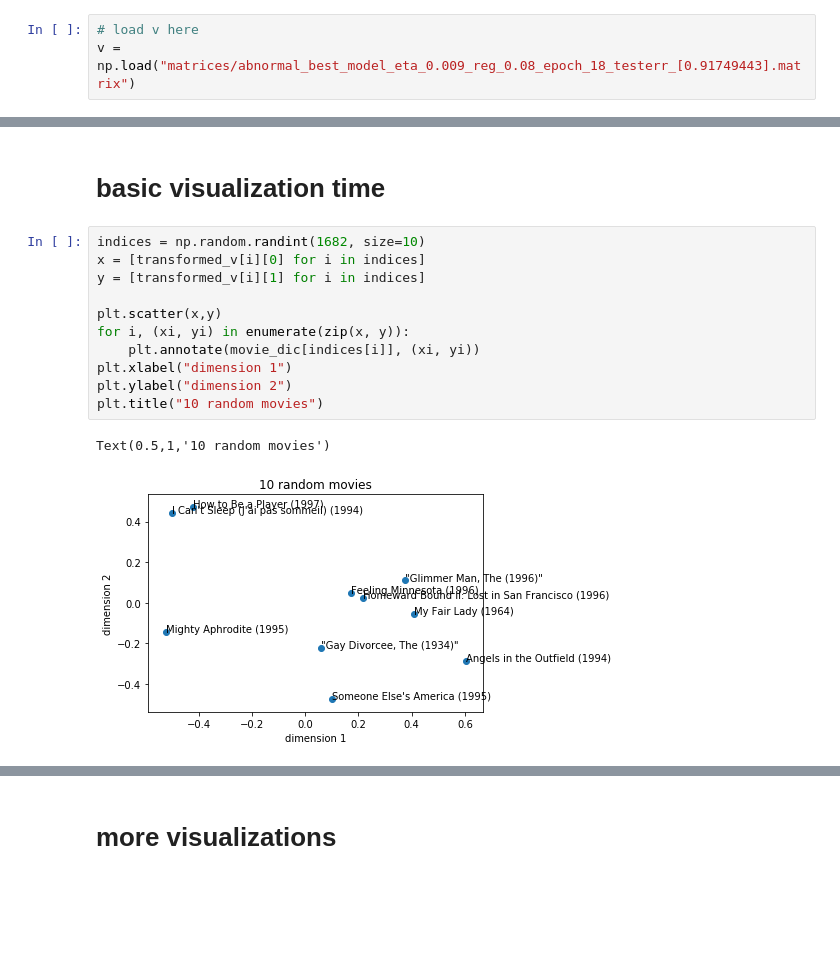
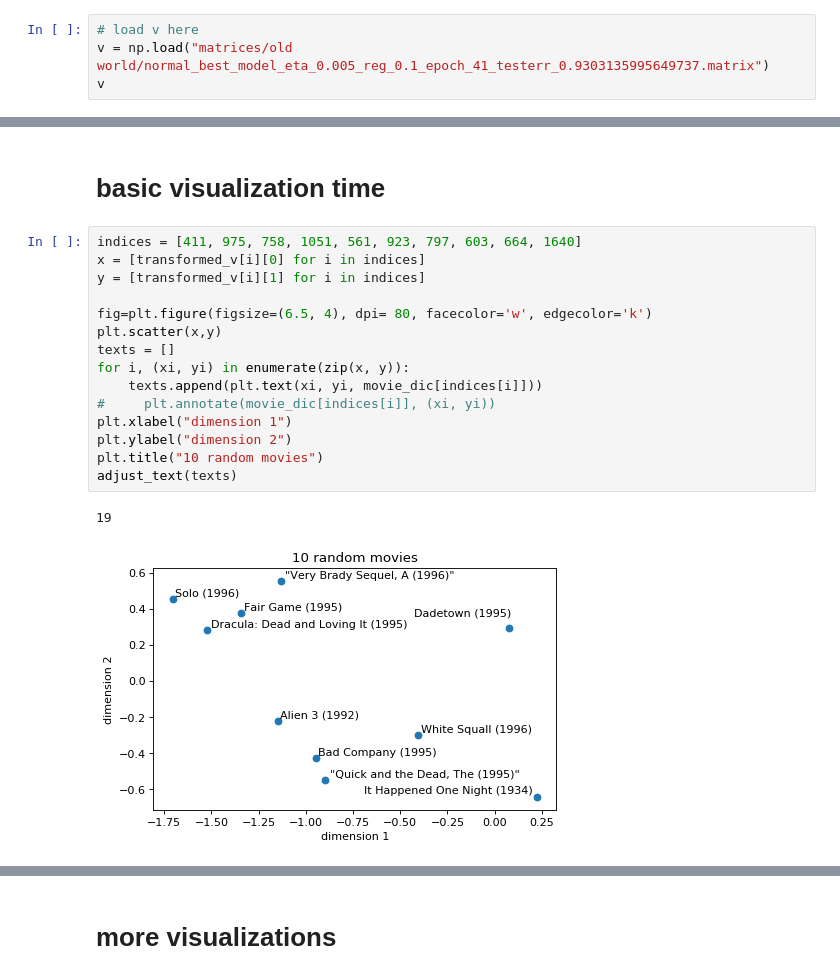
Before and after one commit to alycialee/CS155Project2, a Jupyter notebook: run_visualizations.ipynb, the cells around one changed output, grey strips where cells are left out. Drawn from its saved outputs; the diff is of its cells as text; blank space fills up the shorter version.

Commit message:
fixed visualizations

```diff
--- a/run_visualizations.ipynb
+++ b/run_visualizations.ipynb
@@ -16,4 +17,5 @@ with open('get_ratings.pkl', 'rb') as f:
     lst = pickle.load(f)
 # %%
 # load v here
-v = np.load("matrices/abnormal_best_model_eta_0.009_reg_0.08_epoch_18_testerr_[0.91749443].matrix")
+v = np.load("matrices/old world/normal_best_model_eta_0.005_reg_0.1_epoch_41_testerr_0.9303135995649737.matrix")
+v
@@ -24,19 +40,23 @@ transformed_v = np.matmul(transformer, v).T
 # %% [markdown]
 # basic visualization time
 # %%
-indices = np.random.randint(1682, size=10)
+indices = [411, 975, 758, 1051, 561, 923, 797, 603, 664, 1640]
 x = [transformed_v[i][0] for i in indices]
 y = [transformed_v[i][1] for i in indices]
 
+fig=plt.figure(figsize=(6.5, 4), dpi= 80, facecolor='w', edgecolor='k')
 plt.scatter(x,y)
+texts = []
 for i, (xi, yi) in enumerate(zip(x, y)):
-    plt.annotate(movie_dic[indices[i]], (xi, yi))
+    texts.append(plt.text(xi, yi, movie_dic[indices[i]]))
+#     plt.annotate(movie_dic[indices[i]], (xi, yi))
 plt.xlabel("dimension 1")
 plt.ylabel("dimension 2")
 plt.title("10 random movies")
+adjust_text(texts)
 # %% [output]
-Text(0.5,1,'10 random movies')
+19
-[figure, old version]
+[figure, new version]
 # %%
 num_ratings_vs_movies = [0 for i in movie_dic.keys()]
 for (i, j, yij) in lst:
```
Also changed, not shown: parts of 12 cells of this notebook.
